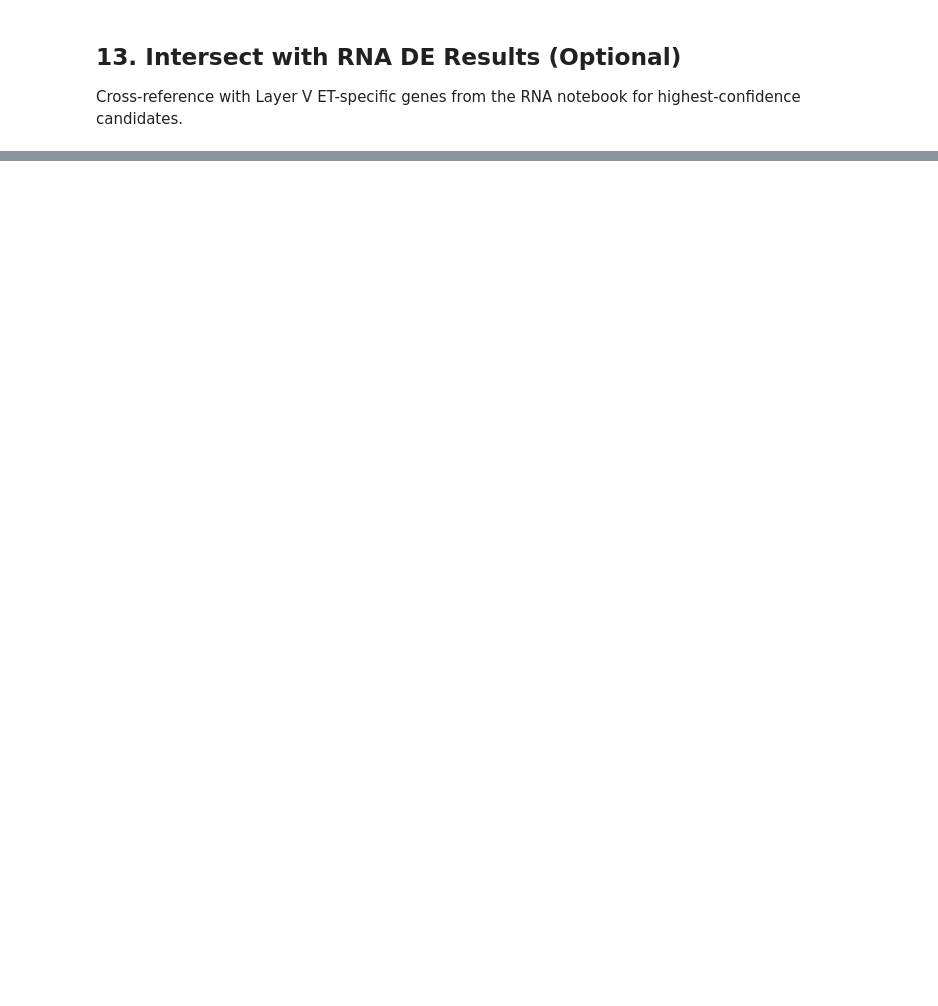
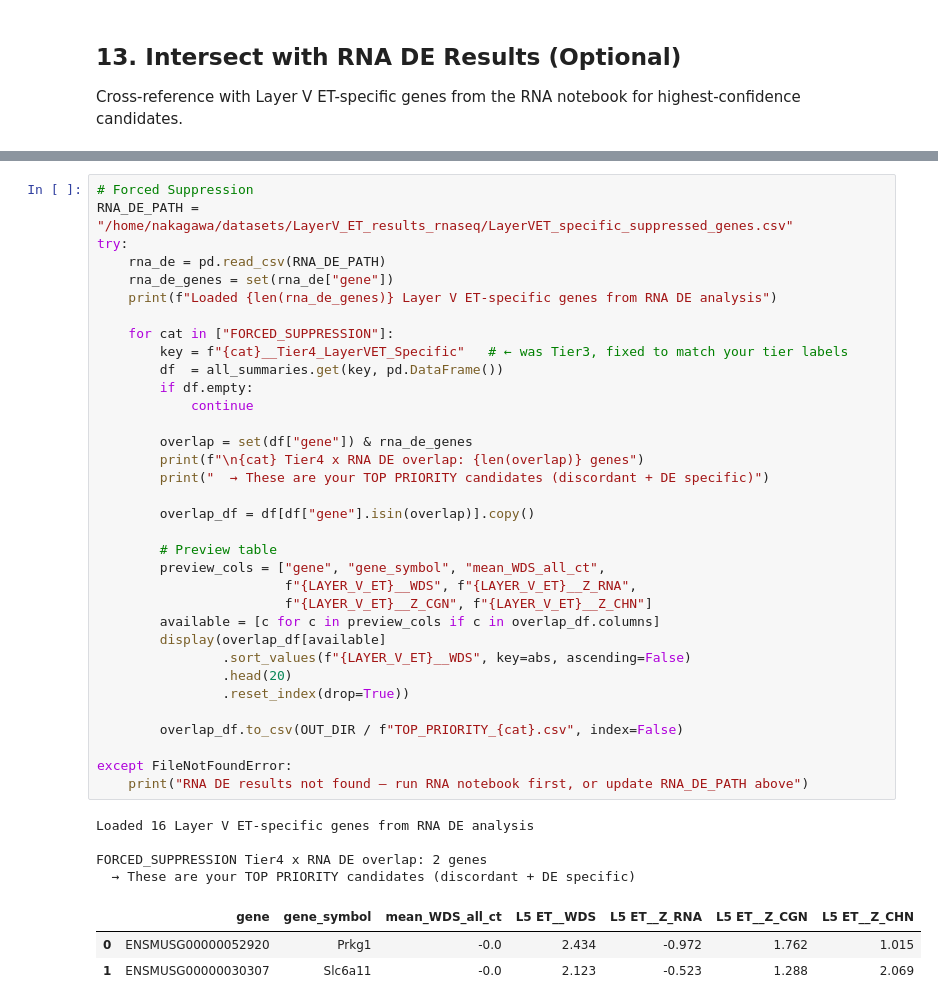
Before and after one commit to mitnaka2005-byte/bioinfo, a Jupyter notebook: Notebook/LayerV_ET_discordance_analysis.ipynb, the cells around one changed output, grey strips where cells are left out. Saved outputs shown, nothing was run; the diff lists cells and outputs as text; blank space fills up the shorter version.

```diff
--- a/Notebook/LayerV_ET_discordance_analysis.ipynb
+++ b/Notebook/LayerV_ET_discordance_analysis.ipynb
@@ -502,0 +837,42 @@ except FileNotFoundError:
+# %%
+# Forced Suppression
+RNA_DE_PATH = "/home/nakagawa/datasets/LayerV_ET_results_rnaseq/LayerVET_specific_suppressed_genes.csv"
+try:
+    rna_de = pd.read_csv(RNA_DE_PATH)
+    rna_de_genes = set(rna_de["gene"])
+    print(f"Loaded {len(rna_de_genes)} Layer V ET-specific genes from RNA DE analysis")
+
+    for cat in ["FORCED_SUPPRESSION"]:
+        key = f"{cat}__Tier4_LayerVET_Specific"   # ← was Tier3, fixed to match your tier labels
+        df  = all_summaries.get(key, pd.DataFrame())
+        if df.empty:
+            continue
+
+        overlap = set(df["gene"]) & rna_de_genes
+        print(f"\n{cat} Tier4 x RNA DE overlap: {len(overlap)} genes")
+        print("  → These are your TOP PRIORITY candidates (discordant + DE specific)")
+
+        overlap_df = df[df["gene"].isin(overlap)].copy()
+
+        # Preview table
+        preview_cols = ["gene", "gene_symbol", "mean_WDS_all_ct",
+                        f"{LAYER_V_ET}__WDS", f"{LAYER_V_ET}__Z_RNA",
+                        f"{LAYER_V_ET}__Z_CGN", f"{LAYER_V_ET}__Z_CHN"]
+        available = [c for c in preview_cols if c in overlap_df.columns]
+        display(overlap_df[available]
+                .sort_values(f"{LAYER_V_ET}__WDS", key=abs, ascending=False)
+                .head(20)
+                .reset_index(drop=True))
+
+        overlap_df.to_csv(OUT_DIR / f"TOP_PRIORITY_{cat}.csv", index=False)
+
+except FileNotFoundError:
+    print("RNA DE results not found — run RNA notebook first, or update RNA_DE_PATH above")
+# %% [output]
+Loaded 16 Layer V ET-specific genes from RNA DE analysis
+
+FORCED_SUPPRESSION Tier4 x RNA DE overlap: 2 genes
+  → These are your TOP PRIORITY candidates (discordant + DE specific)
+|  | gene | gene_symbol | mean_WDS_all_ct | L5 ET__WDS | L5 ET__Z_RNA | L5 ET__Z_CGN | L5 ET__Z_CHN |
+| 0 | ENSMUSG00000052920 | Prkg1 | -0.0 | 2.434 | -0.972 | 1.762 | 1.015 |
+| 1 | ENSMUSG00000030307 | Slc6a11 | -0.0 | 2.123 | -0.523 | 1.288 | 2.069 |
```
Also changed, not shown: parts of 19 cells of this notebook, 5 other files.
